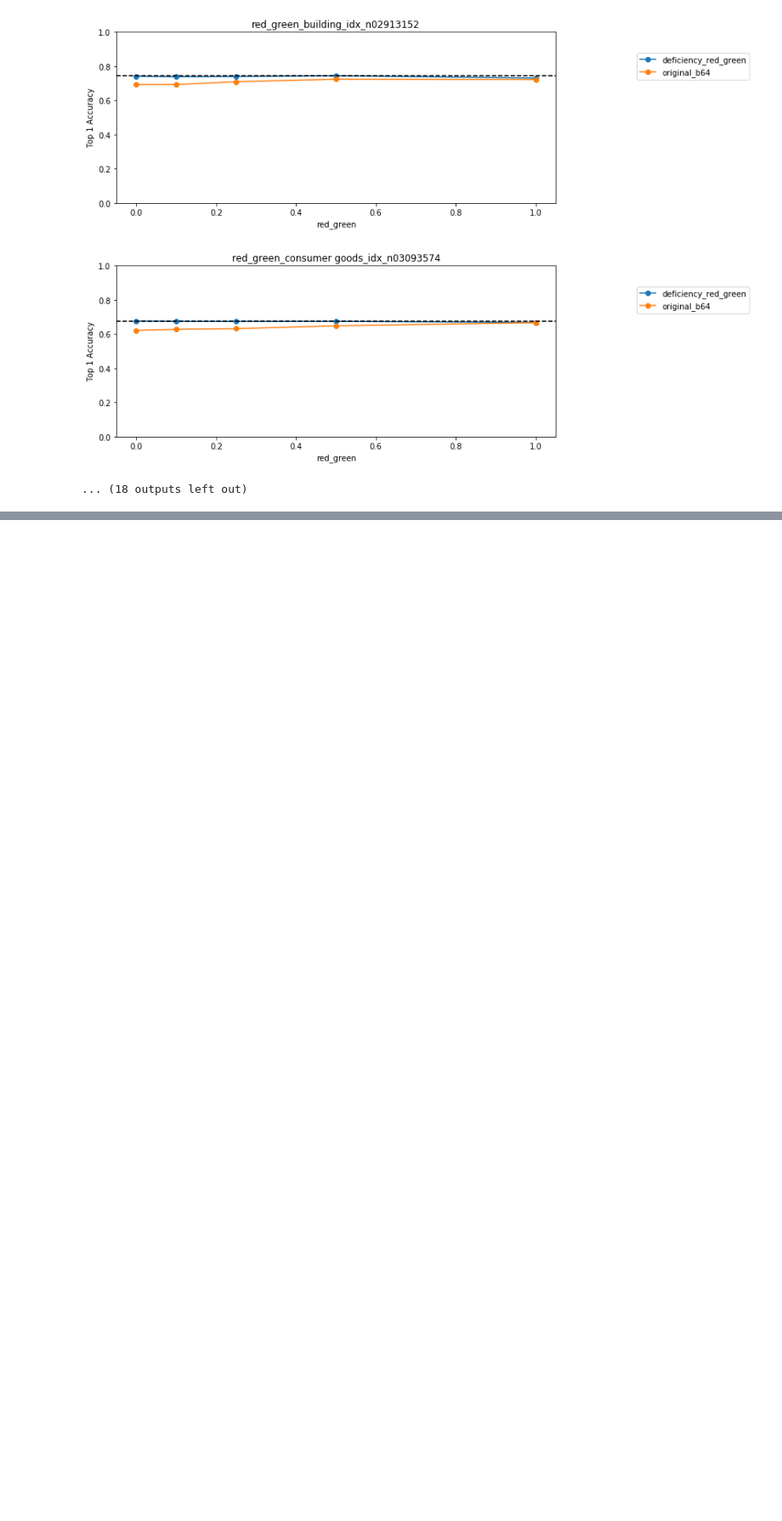
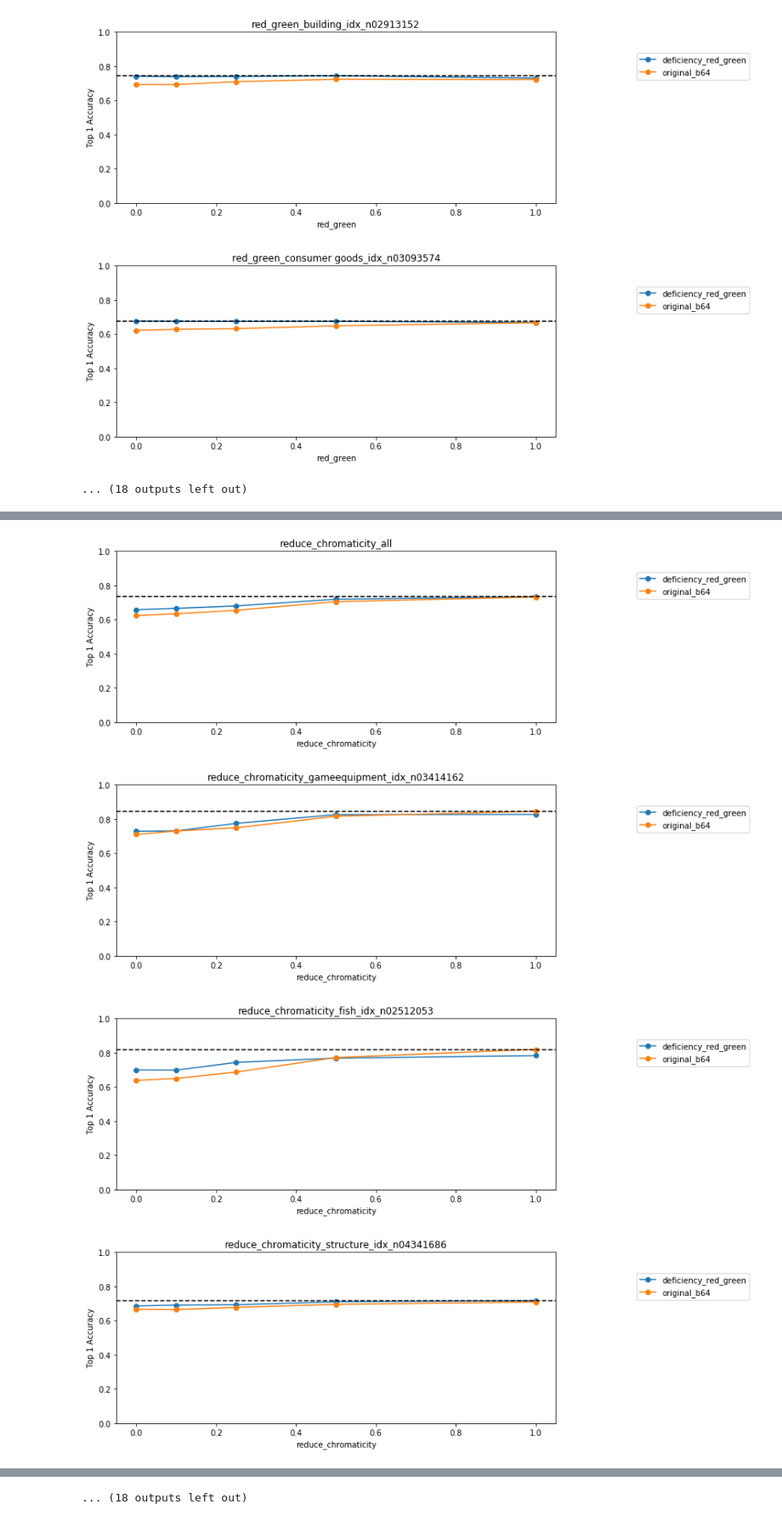
Before and after one commit to ArashAkbarinia/kernelphysiology, a Jupyter notebook: python/src/kernelphysiology/analysis/ipynbs/colour_deficiency/dichromacy_red_green.ipynb, the cells around one changed output, grey strips where cells are left out. Shown at 85% size. Drawn from its saved outputs; the diff is of its cells as text; code cells hidden in the pictures; blank space fills up the shorter version.

Commit message:
reporting colour blindness results

```diff
--- a/python/src/kernelphysiology/analysis/ipynbs/colour_deficiency/dichromacy_red_green.ipynb
+++ b/python/src/kernelphysiology/analysis/ipynbs/colour_deficiency/dichromacy_red_green.ipynb
@@ -53 +53,13 @@ resnet_result = reports.do_one_network(resnet_result_dir,
 [figure]
+# %%
+resnet_result = reports.do_one_network(resnet_result_dir,
+                                       which_experiments[5:6],
+                                       original_values[5:6],
+                                       class_inds,
+                                       selected_categories,
+                                       ['deficiency_red_green', 'original_b64'])
+# %% [output]
+[figure, added]
+[figure, added]
+[figure, added]
+[figure, added]
@@ -53,0 +74 @@ resnet_result = reports.do_one_network(resnet_result_dir,
+... (18 outputs left out)
```
Also changed, not shown: parts of 2 cells of this notebook, 2 other files.
